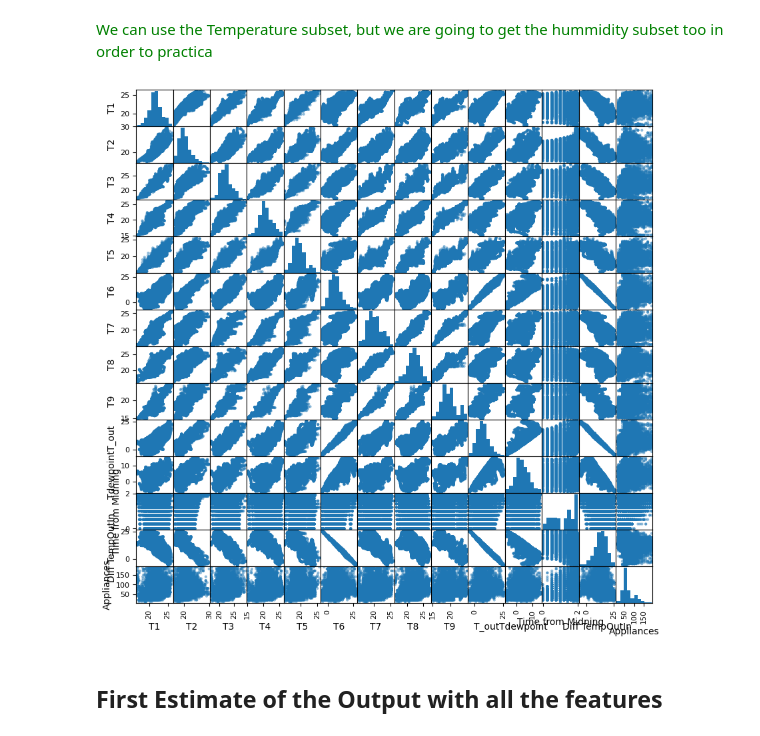
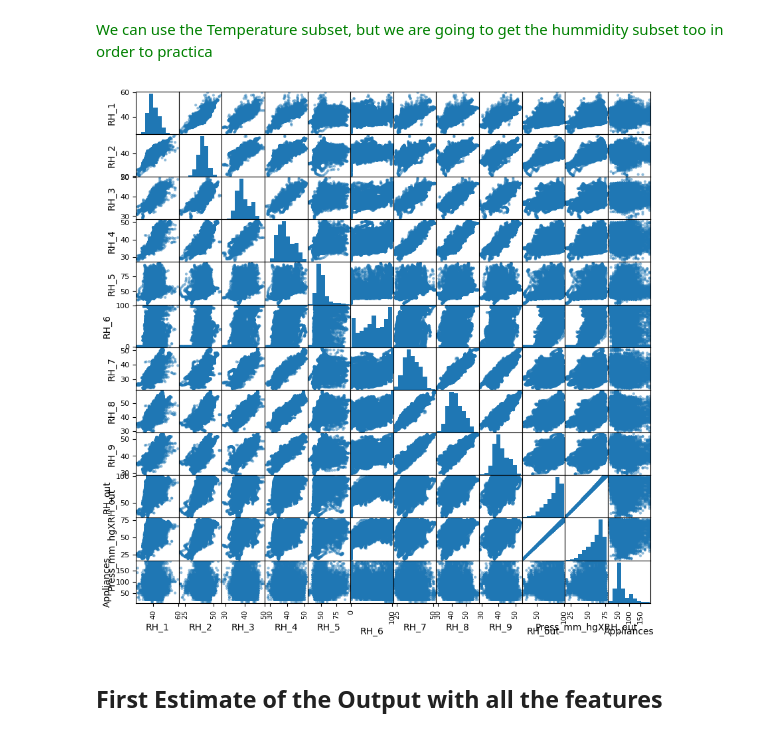
Before and after one commit to MarcelLopezLopez/MLEARN, a Jupyter notebook: Practicas/ThirdPractice/ThirdPractice.ipynb, the cells around one changed output. Cells and saved outputs as stored; diff of their text form; code cells hidden in the pictures.

```diff
--- a/Practicas/ThirdPractice/ThirdPractice.ipynb
+++ b/Practicas/ThirdPractice/ThirdPractice.ipynb
@@ -272,10 +275,10 @@ if True:
 # %%
 List_humidity = [ v for v in Data.columns.values if 'H' in v]
 List_humidity.append('Appliances')
 df_humidity = Data[List_humidity]
-ax = pd.plotting.scatter_matrix(df_temperatures,figsize = (10,10))
+ax = pd.plotting.scatter_matrix(df_humidity,figsize = (10,10))
 # %% [output]
-[figure, old version]
+[figure, new version]
 # %% [markdown]
 ## First Estimate of the Output  with all the features
 # %% [markdown]
```
Also changed, not shown: parts of 14 cells of this notebook.
